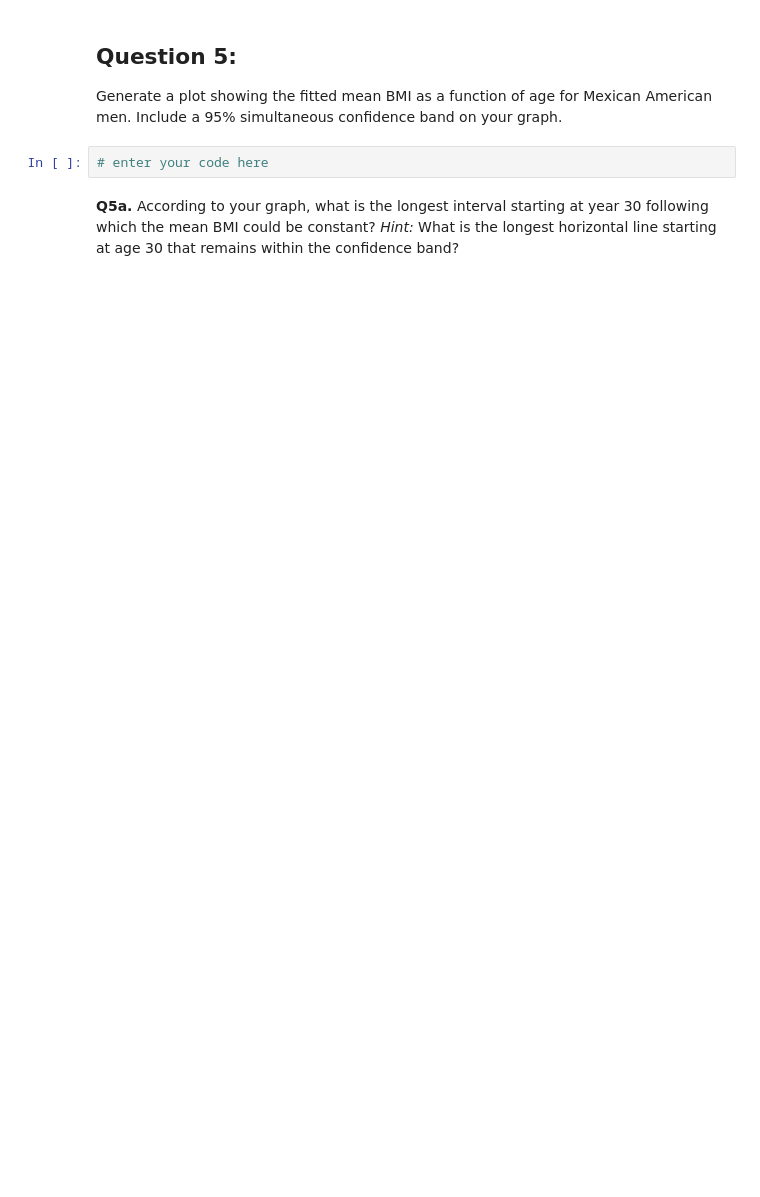
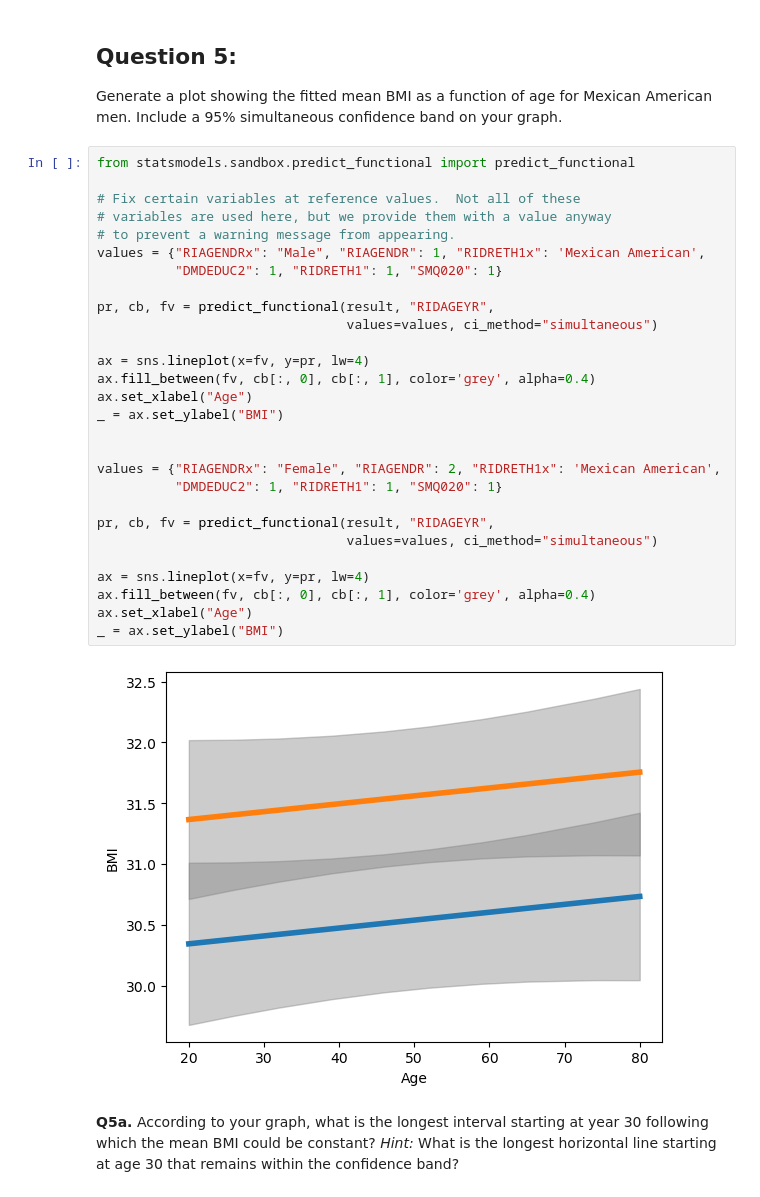
Before and after one commit to elsayedg/Statistics-with-Python-Specialization, a Jupyter notebook: 3_Fitting Statistical Models to Data with Python/W2 - FITTING MODELS TO INDEPENDENT DATA/3- week2_nhanes_practice.ipynb, the cells around one changed output. Saved outputs shown, nothing was run; the diff lists cells and outputs as text; blank space fills up the shorter version.

```diff
--- a/3_Fitting Statistical Models to Data with Python/W2 - FITTING MODELS TO INDEPENDENT DATA/3- week2_nhanes_practice.ipynb
+++ b/3_Fitting Statistical Models to Data with Python/W2 - FITTING MODELS TO INDEPENDENT DATA/3- week2_nhanes_practice.ipynb
@@ -171,7 +264,35 @@ __Q4a.__ What mean/variance relationship do you see?
 ## Question 5:
 
 Generate a plot showing the fitted mean BMI as a function of age for Mexican American men.  Include a 95% simultaneous confidence band on your graph.
-# %%
-# enter your code here
+# %%
+from statsmodels.sandbox.predict_functional import predict_functional
+
+# Fix certain variables at reference values.  Not all of these
+# variables are used here, but we provide them with a value anyway
+# to prevent a warning message from appearing.
+values = {"RIAGENDRx": "Male", "RIAGENDR": 1, "RIDRETH1x": 'Mexican American',
+          "DMDEDUC2": 1, "RIDRETH1": 1, "SMQ020": 1}
+
+pr, cb, fv = predict_functional(result, "RIDAGEYR",
+                                values=values, ci_method="simultaneous")
+
+ax = sns.lineplot(x=fv, y=pr, lw=4)
+ax.fill_between(fv, cb[:, 0], cb[:, 1], color='grey', alpha=0.4)
+ax.set_xlabel("Age")
+_ = ax.set_ylabel("BMI")
+
+
+values = {"RIAGENDRx": "Female", "RIAGENDR": 2, "RIDRETH1x": 'Mexican American',
+          "DMDEDUC2": 1, "RIDRETH1": 1, "SMQ020": 1}
+
+pr, cb, fv = predict_functional(result, "RIDAGEYR",
+                                values=values, ci_method="simultaneous")
+
+ax = sns.lineplot(x=fv, y=pr, lw=4)
+ax.fill_between(fv, cb[:, 0], cb[:, 1], color='grey', alpha=0.4)
+ax.set_xlabel("Age")
+_ = ax.set_ylabel("BMI")
+# %% [output]
+[figure, added]
 # %% [markdown]
 __Q5a.__ According to your graph, what is the longest interval starting at year 30 following which the mean BMI could be constant?  *Hint:* What is the longest horizontal line starting at age 30 that remains within the confidence band?
```
Also changed, not shown: parts of 18 cells of this notebook.
